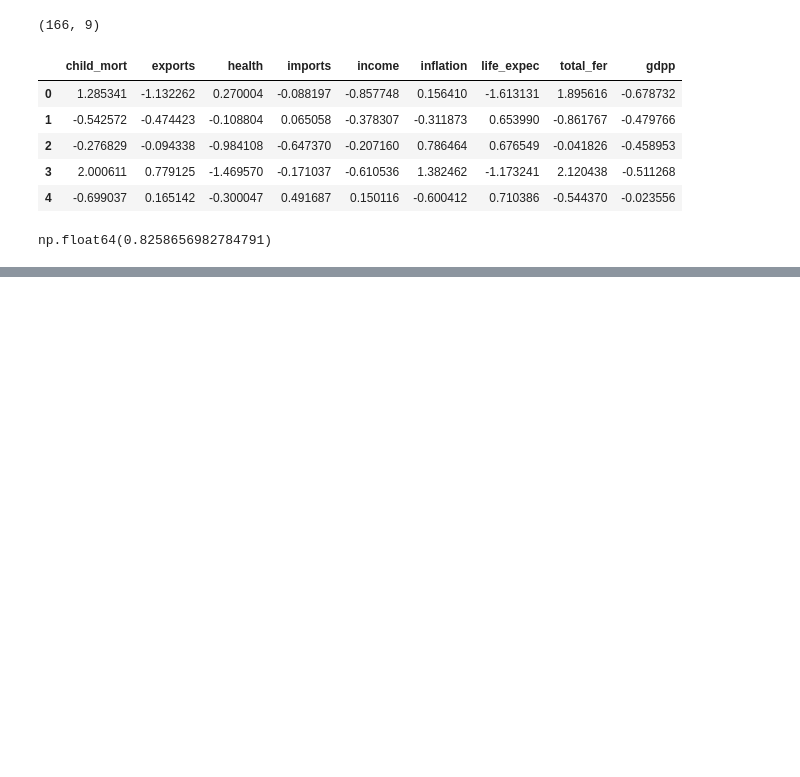
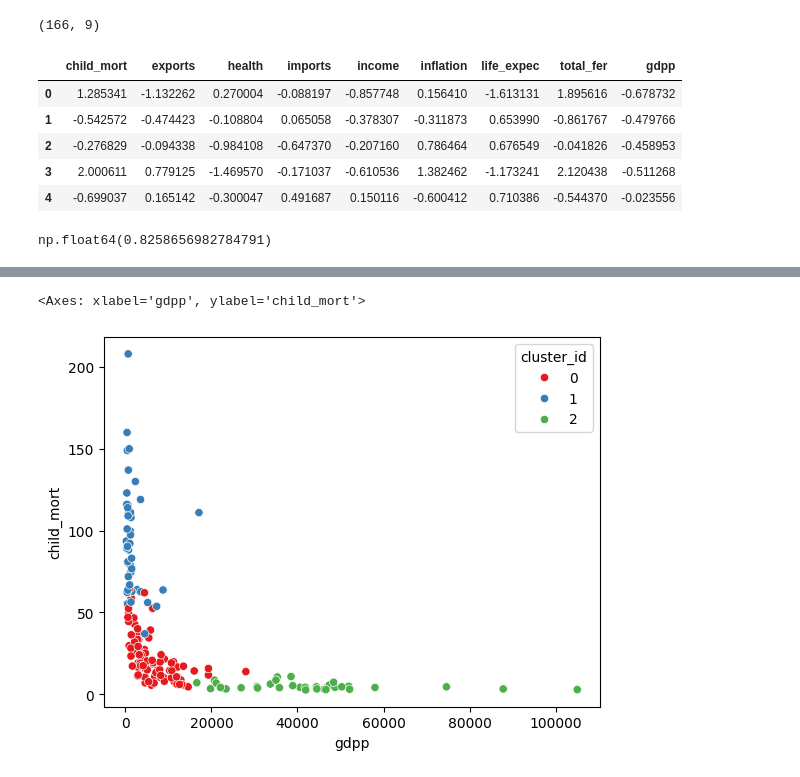
Before and after one commit to Venni2911/LogicMojo-AI-ML-Sept25-VenniRaj, a Jupyter notebook: Venni_HW_Assignment_Clustering.ipynb, the cells around one changed output, grey strips where cells are left out. Cells and saved outputs as stored; diff of their text form; code cells hidden in the pictures; blank space fills up the shorter version.

```diff
--- a/Venni_HW_Assignment_Clustering.ipynb
+++ b/Venni_HW_Assignment_Clustering.ipynb
@@ -327,0 +422,5 @@ np.float64(0.8258656982784791)
+# %%
+sns.scatterplot(x = 'gdpp', y ='child_mort', hue = 'cluster_id', data = df, palette = 'Set1')
+# %% [output]
+<Axes: xlabel='gdpp', ylabel='child_mort'>
+[figure, added]
```
Also changed, not shown: parts of 15 cells of this notebook.
